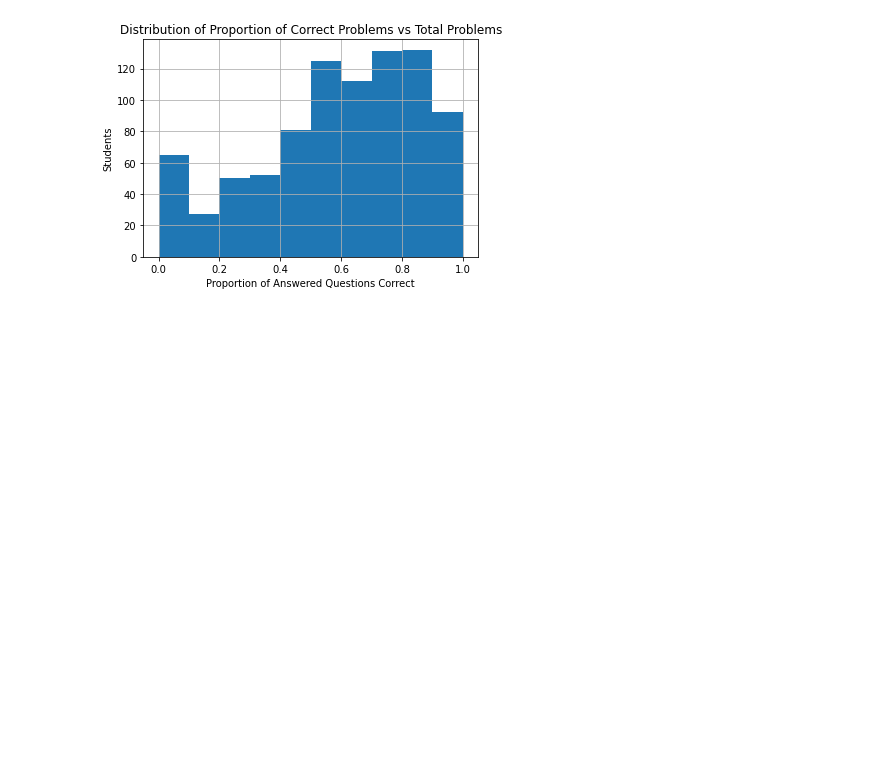
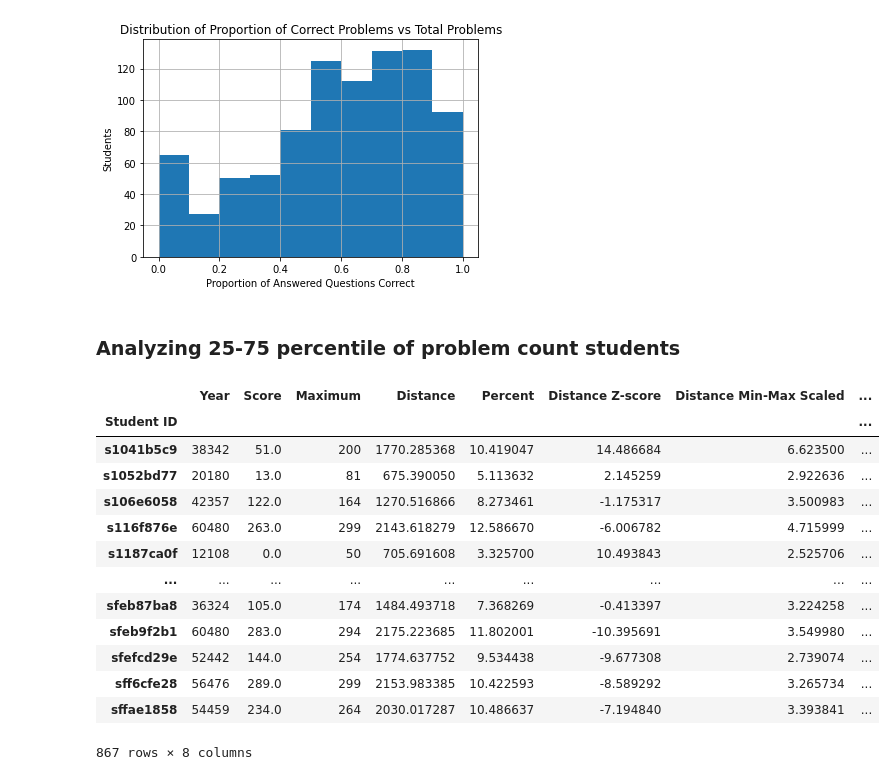
Before and after one commit to elijah-chou/HonorsThesis-CodeToAST, a Jupyter notebook: data-analysis/Total Questions and Total Correct Questions by Student.ipynb, the cells around one changed output. Cells and saved outputs as stored; diff of their text form; code cells hidden in the pictures; blank space fills up the shorter version.

```diff
--- a/data-analysis/Total Questions and Total Correct Questions by Student.ipynb
+++ b/data-analysis/Total Questions and Total Correct Questions by Student.ipynb
@@ -126,3 +160,22 @@ hist3.set_title("Distribution of Proportion of Correct Problems vs Total Problem
 plt.savefig('C:/Users/Elijah/Documents/GitHub/code-to-ast/data-analysis/graphs/hist_prop_correct_problems.png')
 # %% [output]
 [figure]
+# %% [markdown]
+### Analyzing 25-75 percentile of problem count students
+# %%
+students_sum
+# %% [output]
+|  | Year | Score | Maximum | Distance | Percent | Distance Z-score | Distance Min-Max Scaled | ... |
+| Student ID |  |  |  |  |  |  |  | ... |
+| s1041b5c9 | 38342 | 51.0 | 200 | 1770.285368 | 10.419047 | 14.486684 | 6.623500 | ... |
+| s1052bd77 | 20180 | 13.0 | 81 | 675.390050 | 5.113632 | 2.145259 | 2.922636 | ... |
+| s106e6058 | 42357 | 122.0 | 164 | 1270.516866 | 8.273461 | -1.175317 | 3.500983 | ... |
+| s116f876e | 60480 | 263.0 | 299 | 2143.618279 | 12.586670 | -6.006782 | 4.715999 | ... |
+| s1187ca0f | 12108 | 0.0 | 50 | 705.691608 | 3.325700 | 10.493843 | 2.525706 | ... |
+| ... | ... | ... | ... | ... | ... | ... | ... | ... |
+| sfeb87ba8 | 36324 | 105.0 | 174 | 1484.493718 | 7.368269 | -0.413397 | 3.224258 | ... |
+| sfeb9f2b1 | 60480 | 283.0 | 294 | 2175.223685 | 11.802001 | -10.395691 | 3.549980 | ... |
+| sfefcd29e | 52442 | 144.0 | 254 | 1774.637752 | 9.534438 | -9.677308 | 2.739074 | ... |
+| sff6cfe28 | 56476 | 289.0 | 299 | 2153.983385 | 10.422593 | -8.589292 | 3.265734 | ... |
+| sffae1858 | 54459 | 234.0 | 264 | 2030.017287 | 10.486637 | -7.194840 | 3.393841 | ... |
+867 rows × 8 columns
```
Also changed, not shown: parts of 17 cells of this notebook, 4 other files.
